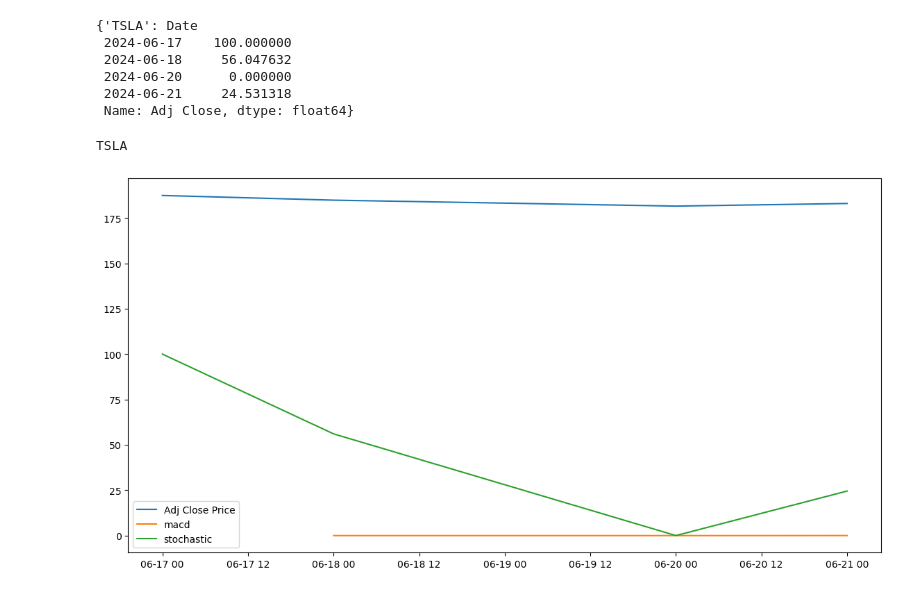
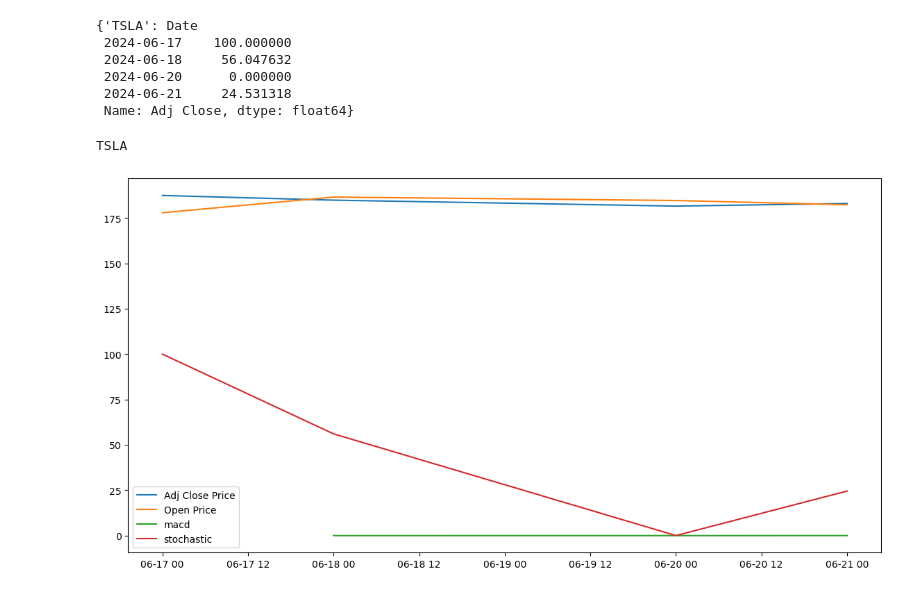
Before and after one commit to celloii/Market_Prediction, a Jupyter notebook: FeatureTesting.ipynb, the cells around one changed output. Cells and saved outputs as stored; diff of their text form; code cells hidden in the pictures.

```diff
--- a/FeatureTesting.ipynb
+++ b/FeatureTesting.ipynb
@@ -30,7 +30,7 @@ stock_data['TSLA']
 for stock in tickers:
   ema_12 = stock_data[stock]['Adj Close'].ewm(span = 12).mean()
   ema_26 = stock_data[stock]['Adj Close'].ewm(span = 26).mean()
-  ema_9 = stock_data[stock]['Adj Close'].ewm(span = 9).mean()
+  # ema_9 = stock_data[stock]['Adj Close'].ewm(span = 9).mean()
   macd_data = ema_12 - ema_26
   low_value = (stock_data[stock]['Adj Close']).min()
   high_value = stock_data[stock]['Adj Close'].max()
@@ -53,12 +53,13 @@ stochastic_data
 # %%
 for stock in tickers:
     print(stock)
     plt.figure(figsize=(14, 7))
     plt.plot(stock_data[stock]['Adj Close'], label='Adj Close Price')
+    plt.plot(stock_data[stock]['Open'], label='Open Price')
     plt.plot(features_data[stock], label = 'macd')
     plt.plot(stochastic_data[stock], label = 'stochastic')
     plt.legend()
     plt.show()
 # %% [output]
 TSLA
-[figure, old version]
+[figure, new version]
```
